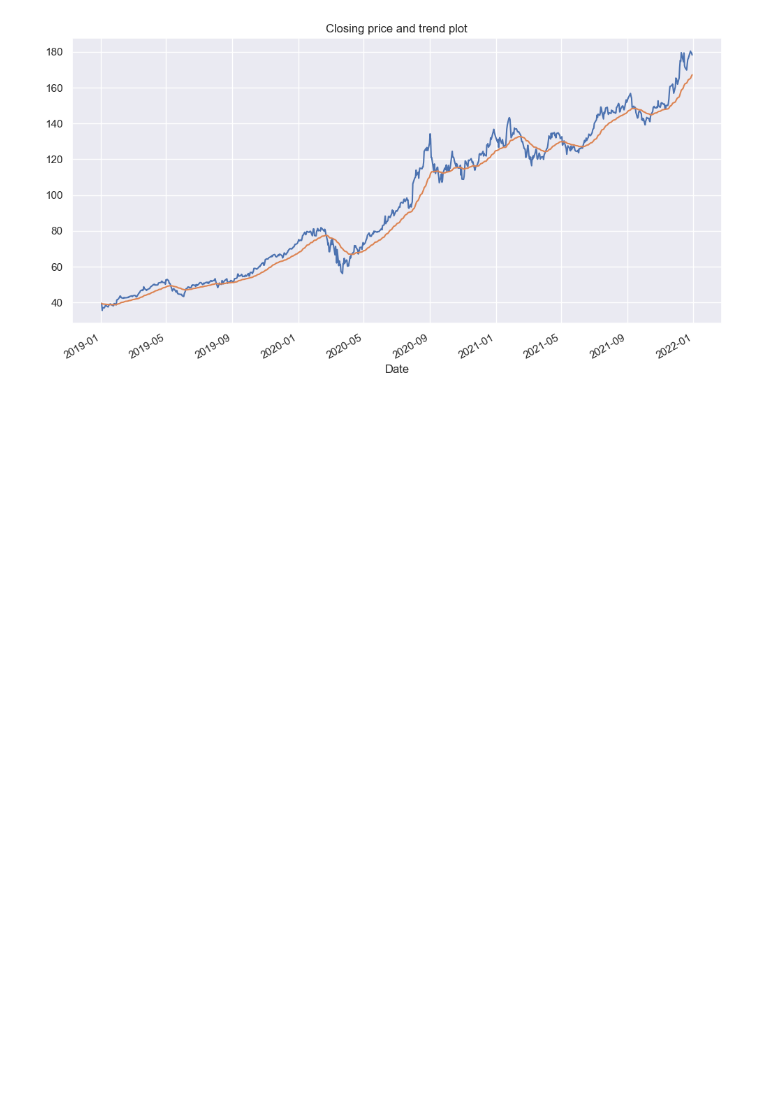
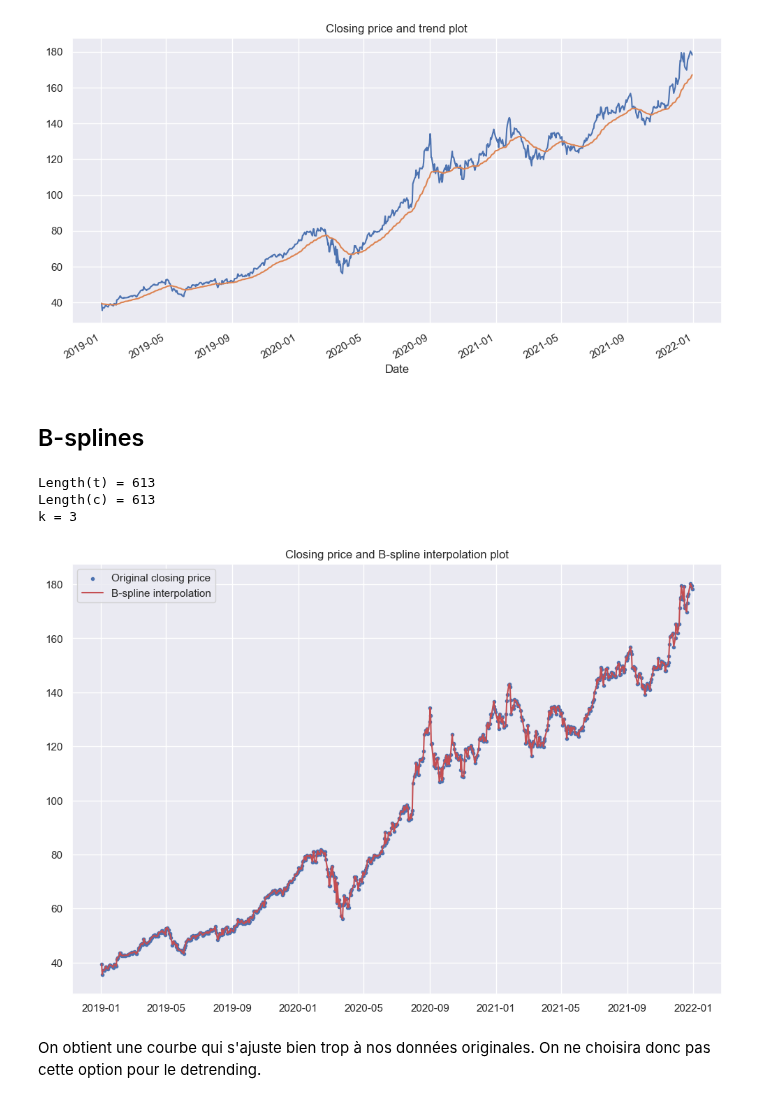
Before and after one commit to Ab2nour/stock-analysis, a Jupyter notebook: src/decomposition.ipynb, the cells around one changed output. Drawn from its saved outputs; the diff is of its cells as text; code cells hidden in the pictures; blank space fills up the shorter version.

Commit message:
feat: add b-splines detrend method

```diff
--- a/src/decomposition.ipynb
+++ b/src/decomposition.ipynb
@@ -259,3 +260,38 @@ plt.title("Closing price and trend plot")
 # %% [output]
 Text(0.5, 1.0, 'Closing price and trend plot')
 [figure]
+# %% [markdown]
+## B-splines
+# %%
+# Define x and y
+
+x = np.arange(len(df))  # time dummy, x
+y = df["Close"]  # price, f(x)
+# %%
+# Define t the vector of knots,
+# c the B-splines coefficients
+# and k the degree of the splines
+
+t, c, k = interpolate.splrep(x, y, s=10, k=3)  # s: smoothing factor
+print("Length(t) =", len(t))
+print("Length(c) =", len(c))
+print("k =", k)
+# %% [output]
+Length(t) = 613
+Length(c) = 613
+k = 3
+# %%
+# Interpolate the prices
+spline = interpolate.BSpline(t, c, k, extrapolate=False)
+y_interpolate = spline(x)
+# %%
+plt.figure(figsize=(12, 8))
+plt.scatter(df.index, y, label="Original closing price", marker=".")
+plt.plot(df.index, y_interpolate, "r", label="B-spline interpolation")
+plt.legend(loc="best")
+plt.title("Closing price and B-spline interpolation plot")
+plt.show()
+# %% [output]
+[figure, added]
+# %% [markdown]
+On obtient une courbe qui s'ajuste bien trop à nos données originales. On ne choisira donc pas cette option pour le detrending.
```
Also changed, not shown: parts of 1 cell of this notebook.
